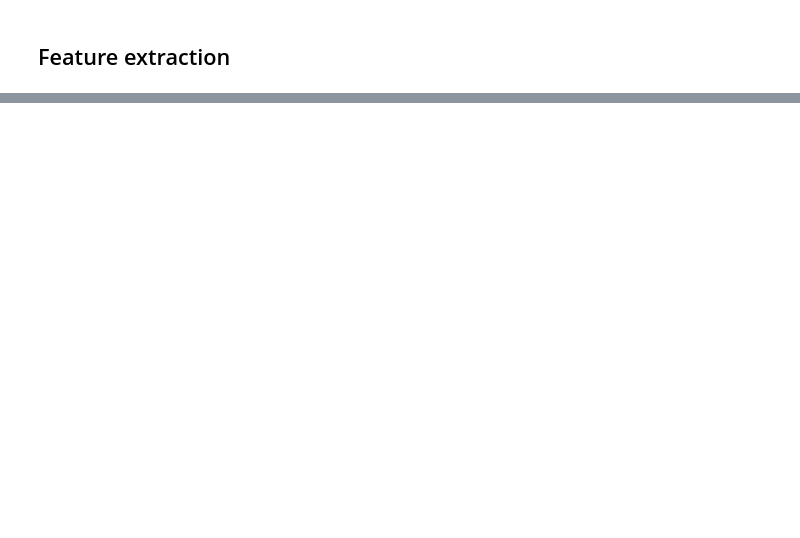
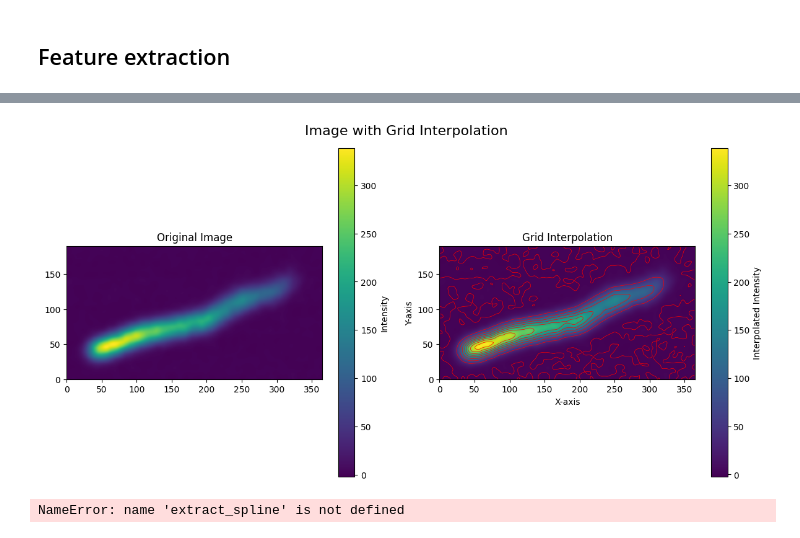
Before and after one commit to benstevens26/NRML-ANN, a Jupyter notebook: notebooks/feature_extraction.ipynb, the cells around one changed output, grey strips where cells are left out. Saved outputs shown, nothing was run; the diff lists cells and outputs as text; code cells hidden in the pictures; blank space fills up the shorter version.

```diff
--- a/notebooks/feature_extraction.ipynb
+++ b/notebooks/feature_extraction.ipynb
@@ -181,0 +182,14 @@ Principal axis: [0.68738358 0.72629458]
+# %%
+# interesting grid interpolation method
+
+grid_x, grid_y, grid_z = extract_intensity_contour(event.image)
+plot_intensity_contour(event.image, grid_x, grid_y, grid_z)
+# %% [output]
+[figure, added]
+# %%
+# plot spline
+
+x_spline, y_spline = extract_spline(event.image, smoothing=0.5, resolution=500)
+plot_spline(event.image, x_spline, y_spline)
+# %% [output]
+NameError: name 'extract_spline' is not defined
```
Also changed, not shown: parts of 8 cells of this notebook.
